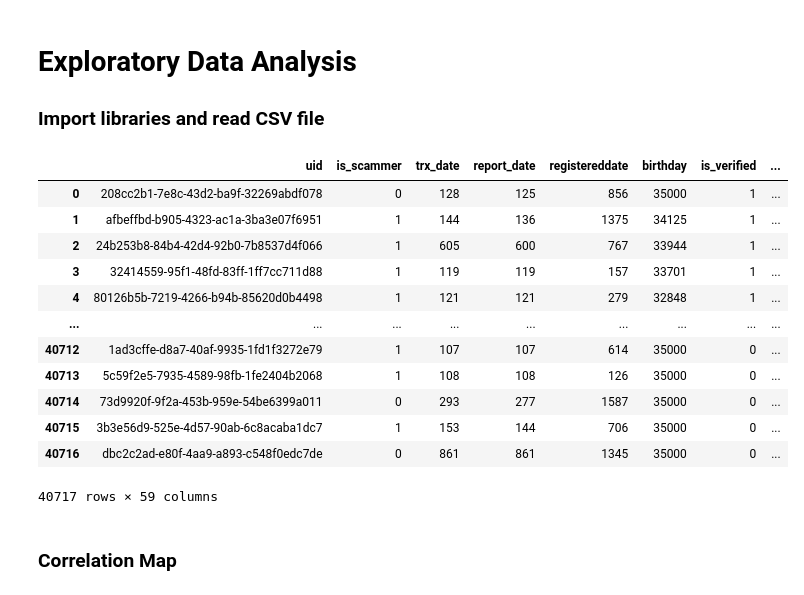
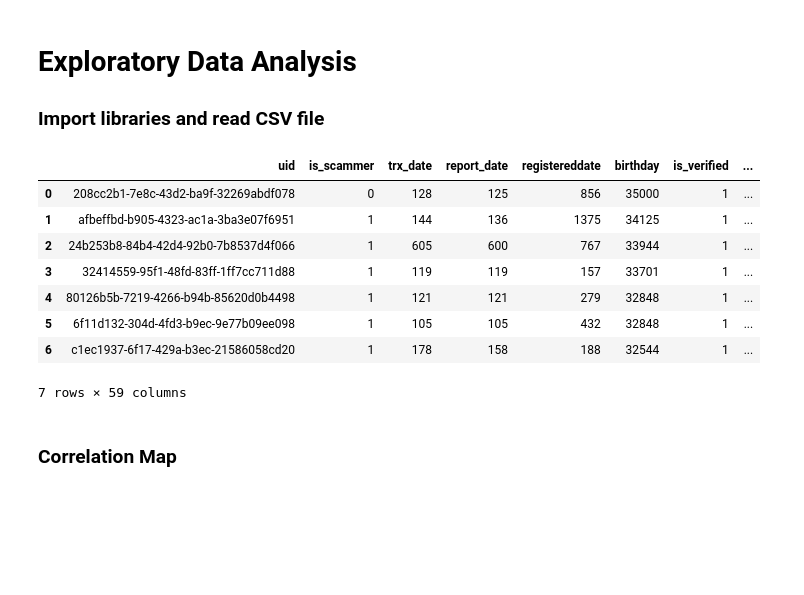
Before and after one commit to C23-FD-1/ml, a Jupyter notebook: EDA.ipynb, the cells around one changed output. Cells and saved outputs as stored; diff of their text form; code cells hidden in the pictures; blank space fills up the shorter version.

```diff
--- a/EDA.ipynb
+++ b/EDA.ipynb
@@ -9,21 +9,17 @@ import numpy as np
 # %%
 df = pd.read_csv("user_data_ftcr_cleanclip_eda.csv", sep=';')
 # %%
-df
+df.head(7)
 # %% [output]
 |  | uid | is_scammer | trx_date | report_date | registereddate | birthday | is_verified | ... |
 | 0 | 208cc2b1-7e8c-43d2-ba9f-32269abdf078 | 0 | 128 | 125 | 856 | 35000 | 1 | ... |
 | 1 | afbeffbd-b905-4323-ac1a-3ba3e07f6951 | 1 | 144 | 136 | 1375 | 34125 | 1 | ... |
 | 2 | 24b253b8-84b4-42d4-92b0-7b8537d4f066 | 1 | 605 | 600 | 767 | 33944 | 1 | ... |
 | 3 | 32414559-95f1-48fd-83ff-1ff7cc711d88 | 1 | 119 | 119 | 157 | 33701 | 1 | ... |
 | 4 | 80126b5b-7219-4266-b94b-85620d0b4498 | 1 | 121 | 121 | 279 | 32848 | 1 | ... |
-| ... | ... | ... | ... | ... | ... | ... | ... | ... |
-| 40712 | 1ad3cffe-d8a7-40af-9935-1fd1f3272e79 | 1 | 107 | 107 | 614 | 35000 | 0 | ... |
-| 40713 | 5c59f2e5-7935-4589-98fb-1fe2404b2068 | 1 | 108 | 108 | 126 | 35000 | 0 | ... |
-| 40714 | 73d9920f-9f2a-453b-959e-54be6399a011 | 0 | 293 | 277 | 1587 | 35000 | 0 | ... |
-| 40715 | 3b3e56d9-525e-4d57-90ab-6c8acaba1dc7 | 1 | 153 | 144 | 706 | 35000 | 0 | ... |
-| 40716 | dbc2c2ad-e80f-4aa9-a893-c548f0edc7de | 0 | 861 | 861 | 1345 | 35000 | 0 | ... |
+| 5 | 6f11d132-304d-4fd3-b9ec-9e77b09ee098 | 1 | 105 | 105 | 432 | 32848 | 1 | ... |
+| 6 | c1ec1937-6f17-429a-b3ec-21586058cd20 | 1 | 178 | 158 | 188 | 32544 | 1 | ... |
-40717 rows × 59 columns
+7 rows × 59 columns
 # %% [markdown]
 ### Correlation Map
 # %%
```
Also changed, not shown: parts of 30 cells of this notebook, 1 other file.
